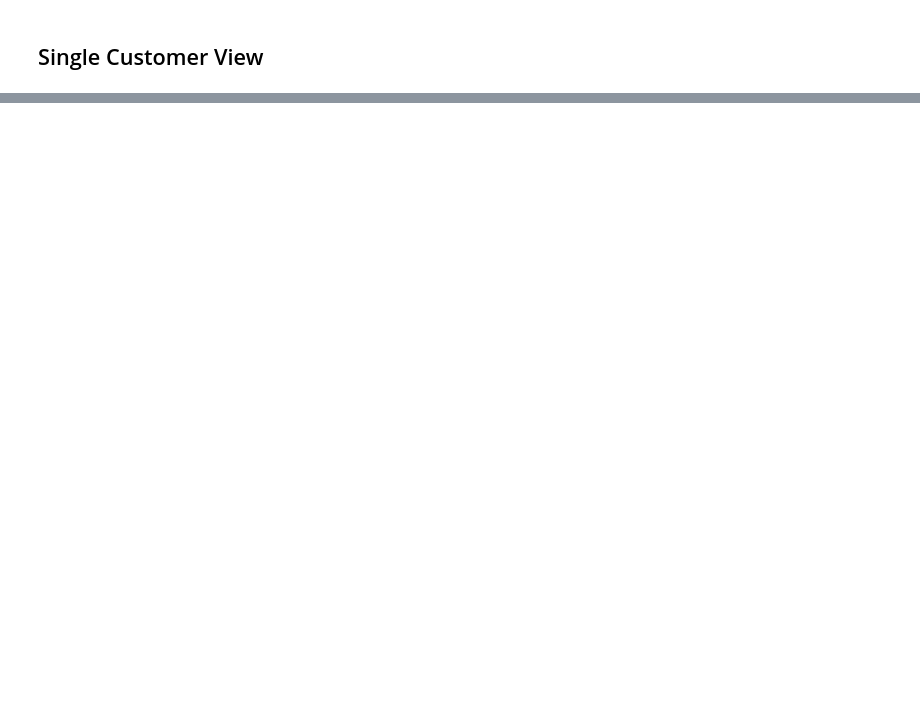
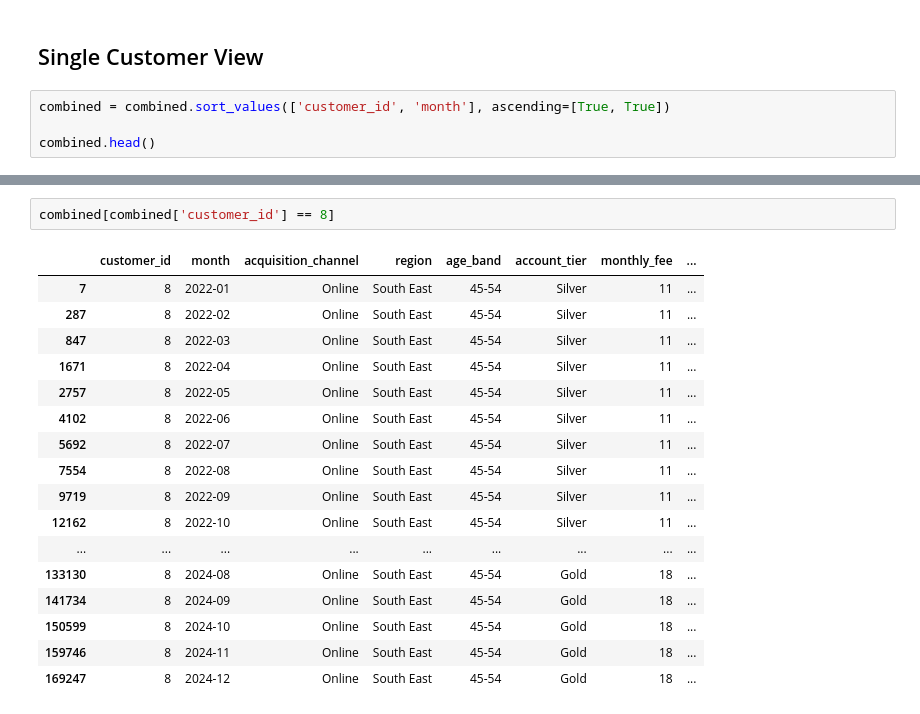
Before and after one commit to esmerowbotham-tech/Money-Craft-Project, a Jupyter notebook: money-craft.ipynb, the cells around one changed output, grey strips where cells are left out. Saved outputs shown, nothing was run; the diff lists cells and outputs as text; blank space fills up the shorter version.

```diff
--- a/money-craft.ipynb
+++ b/money-craft.ipynb
@@ -250,2 +280,6 @@ combined.head()
 # %% [markdown]
 ## Single Customer View
+# %%
+combined = combined.sort_values(['customer_id', 'month'], ascending=[True, True])
+
+combined.head()
@@ -251,0 +293,20 @@ combined.head()
+# %%
+combined[combined['customer_id'] == 8]
+# %% [output]
+|  | customer_id | month | acquisition_channel | region | age_band | account_tier | monthly_fee | ... |
+| 7 | 8 | 2022-01 | Online | South East | 45-54 | Silver | 11 | ... |
+| 287 | 8 | 2022-02 | Online | South East | 45-54 | Silver | 11 | ... |
+| 847 | 8 | 2022-03 | Online | South East | 45-54 | Silver | 11 | ... |
+| 1671 | 8 | 2022-04 | Online | South East | 45-54 | Silver | 11 | ... |
+| 2757 | 8 | 2022-05 | Online | South East | 45-54 | Silver | 11 | ... |
+| 4102 | 8 | 2022-06 | Online | South East | 45-54 | Silver | 11 | ... |
+| 5692 | 8 | 2022-07 | Online | South East | 45-54 | Silver | 11 | ... |
+| 7554 | 8 | 2022-08 | Online | South East | 45-54 | Silver | 11 | ... |
+| 9719 | 8 | 2022-09 | Online | South East | 45-54 | Silver | 11 | ... |
+| 12162 | 8 | 2022-10 | Online | South East | 45-54 | Silver | 11 | ... |
+| ... | ... | ... | ... | ... | ... | ... | ... | ... |
+| 133130 | 8 | 2024-08 | Online | South East | 45-54 | Gold | 18 | ... |
+| 141734 | 8 | 2024-09 | Online | South East | 45-54 | Gold | 18 | ... |
+| 150599 | 8 | 2024-10 | Online | South East | 45-54 | Gold | 18 | ... |
+| 159746 | 8 | 2024-11 | Online | South East | 45-54 | Gold | 18 | ... |
+| 169247 | 8 | 2024-12 | Online | South East | 45-54 | Gold | 18 | ... |
```
Also changed, not shown: parts of 11 cells of this notebook.
